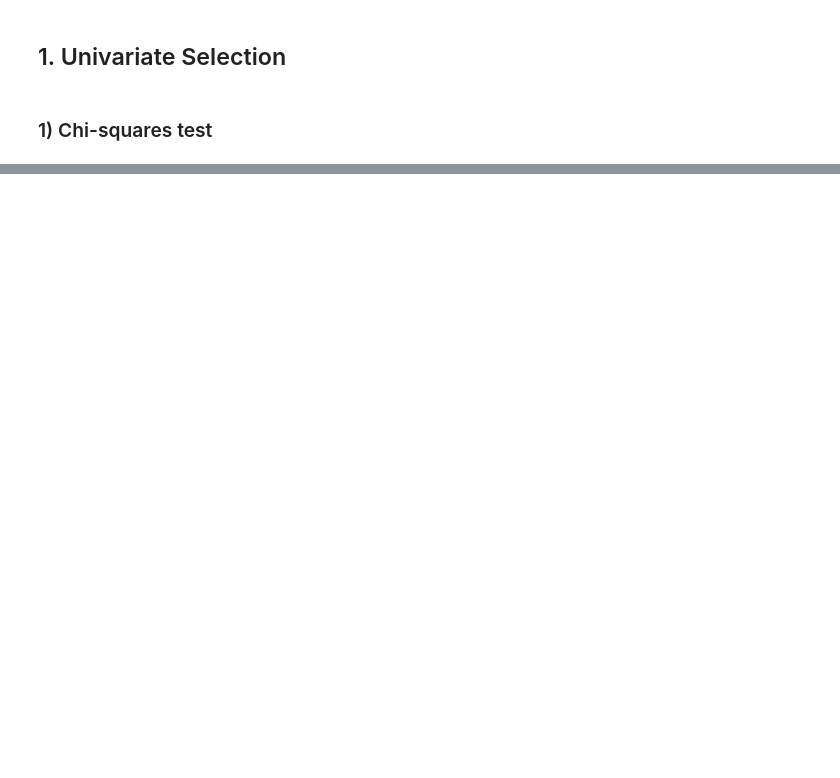
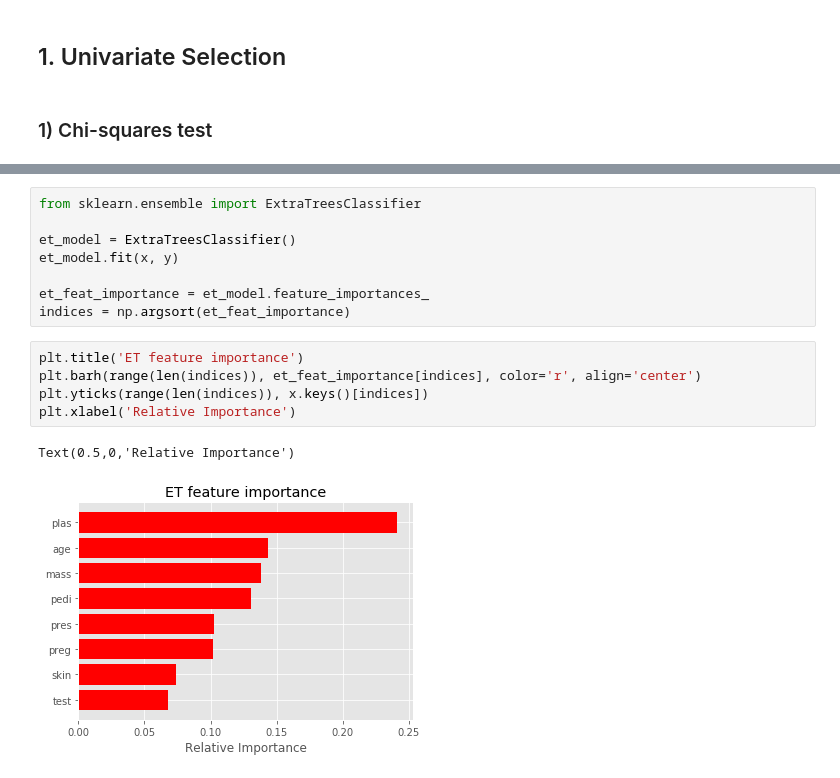
Before and after one commit to jeonghunyoon/kaggle, a Jupyter notebook: [Sample] 01. Feature selection.ipynb, the cells around one changed output, grey strips where cells are left out. Saved outputs shown, nothing was run; the diff lists cells and outputs as text; blank space fills up the shorter version.

```diff
--- a/[Sample] 01. Feature selection.ipynb
+++ b/[Sample] 01. Feature selection.ipynb
@@ -23,0 +114,16 @@ df.head()
+# %%
+from sklearn.ensemble import ExtraTreesClassifier
+
+et_model = ExtraTreesClassifier()
+et_model.fit(x, y)
+
+et_feat_importance = et_model.feature_importances_
+indices = np.argsort(et_feat_importance)
+# %%
+plt.title('ET feature importance')
+plt.barh(range(len(indices)), et_feat_importance[indices], color='r', align='center')
+plt.yticks(range(len(indices)), x.keys()[indices])
+plt.xlabel('Relative Importance')
+# %% [output]
+Text(0.5,0,'Relative Importance')
+[figure, added]
```
Also changed, not shown: parts of 18 cells of this notebook.
